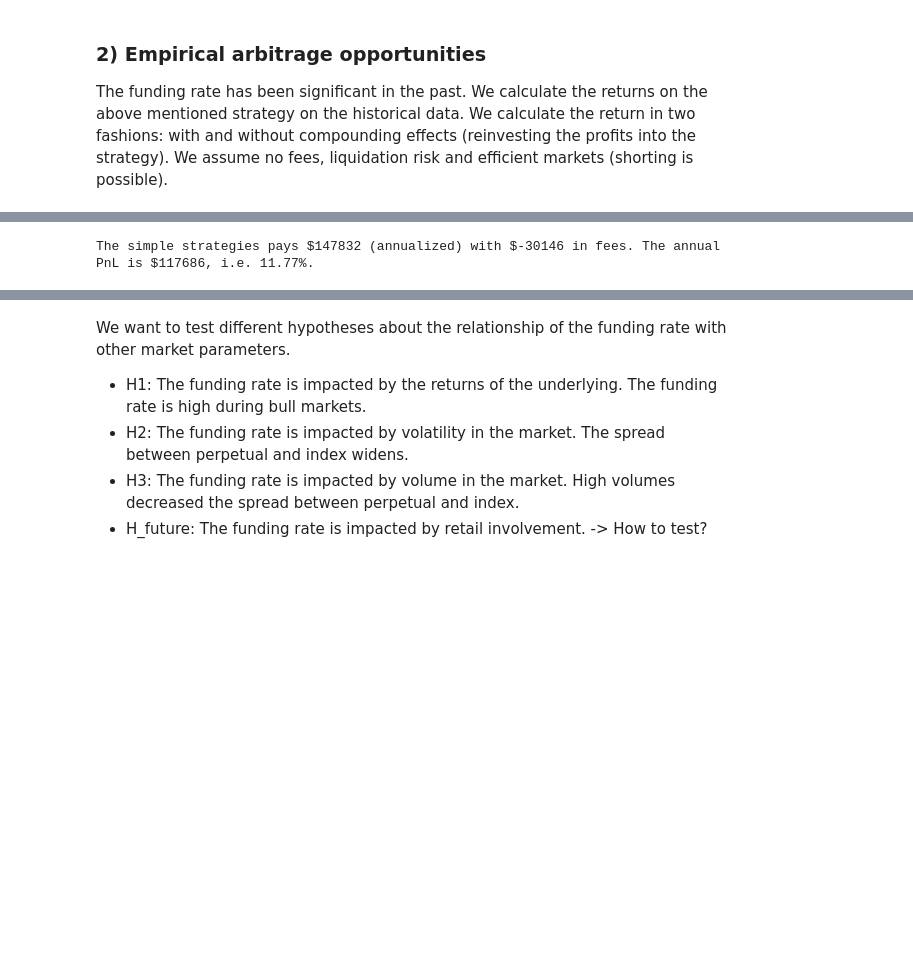
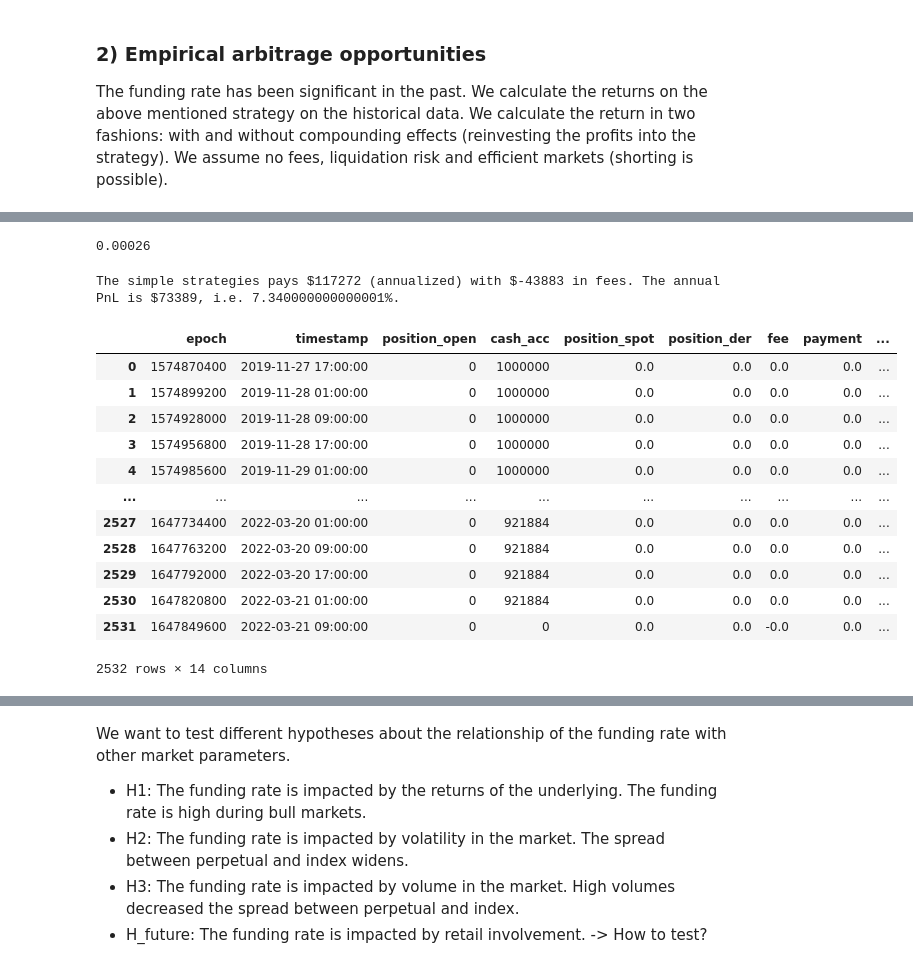
Before and after one commit to vivowa/perpetuals, a Jupyter notebook: perpetual.ipynb, the cells around one changed output, grey strips where cells are left out. Cells and saved outputs as stored; diff of their text form; code cells hidden in the pictures; blank space fills up the shorter version.

```diff
--- a/perpetual.ipynb
+++ b/perpetual.ipynb
@@ -282,40 +314,78 @@ share_der = 1-share_spot
+# %%
+funding_rate_threshold
+# %% [output]
+0.00026
 # %%
 #strating variables
 lst=[]
 position_open = 0
 position_spot = 0.0
 position_der = 0.0
+cash_acc = notional
+
+buyin_spot = 0.0
+buyin_perp = 0.0
+
 payment = 0.0
 
-for i in range(0, len(panel)):
+for i in range(1, len(panel)-1):
     ethusdt_spot = panel['spot'][i]
     ethusdt_perp = panel['perp'][i]
     funding_rate = panel['funding_rate'][i]
     fee = 0.0
 
     #trading strategies
-    if (funding_rate > 0) & (position_open == 0):
+    if (funding_rate > funding_rate_threshold) & (position_open == 0):
         position_open = 1
-        position_spot, position_der, fee = open_position()
-        payment = share_der*notional*funding_rate
-    elif (funding_rate > 0) & (position_open == 1):
-        payment = share_der*notional*funding_rate
-    elif (funding_rate <= 0) & (position_open == 0):
+        position_spot, position_der, fee, cash_acc = open_position(position_spot, position_der, fee, cash_acc)
+        payment = position_der*ethusdt_perp*funding_rate
+        buyin_spot = ethusdt_spot
+        buyin_perp = ethusdt_perp
+    elif (funding_rate > funding_rate_threshold) & (position_open == 1):
+        payment = position_der*ethusdt_perp*funding_rate
+    elif (funding_rate <= funding_rate_threshold) & (position_open == 0):
         payment = 0.0
-    elif (funding_rate <= 0) & (position_open == 1):
+    elif (funding_rate <= funding_rate_threshold) & (position_open == 1):
         position_open = 0
-        position_spot, position_der, fee = close_position()
+        position_spot, position_der, fee, cash_acc = close_position(position_spot, position_der, fee, cash_acc)
         payment = 0.0
+        buyin_spot = 0.0
+        buyin_perp = 0.0
 
-    lst.append([panel['epoch'][i], panel['timestamp'][i], position_open, position_spot, position_der, fee, funding_rate, payment])
+    lst.append([panel['epoch'][i], panel['timestamp'][i], position_open, cash_acc, position_spot, position_der, fee, payment, buyin_spot, buyin_perp, ethusdt_spot, ethusdt_perp, funding_rate])
+
+#closing the strategy
+position_open = 0
+position_spot, position_der, fee, cash_acc = close_position(position_spot, position_der, fee, cash_acc)
+payment = 0.0
+buyin_spot = 0.0
+buyin_perp = 0.0
+funding_rate = panel['funding_rate'].iloc[-1]
+lst.append([panel['epoch'].iloc[-1], panel['timestamp'].iloc[-1], position_open, cash_acc, position_spot, position_der, fee, payment, buyin_spot, buyin_perp, ethusdt_spot, ethusdt_perp, funding_rate])
 # %%
-df = pd.DataFrame(lst, columns=['epoch', 'timestamp', 'position_open', 'position_spot', 'position_der', 'fee', 'funding_rate', 'payment'])
+df = pd.DataFrame(lst, columns=['epoch', 'timestamp', 'position_open', 'cash_acc', 'position_spot', 'position_der', 'fee', 'payment', 'buyin_spot', 'buyin_perp', 'ethusdt_spot', 'ethusdt_perp', 'funding_rate'])
 
-df['PnL'] = df['payment'].rolling(3*365, min_periods=1).sum() + df['fee'].rolling(window, min_periods=1).sum()
+df['PnL'] = df['payment'].rolling(3*365, min_periods=1).sum() + df['fee'].rolling(3*365, min_periods=1).sum()
 standard_deviation = int(df['payment'].std()*np.sqrt(3*365))
 
 payment = int(df['payment'].mean()*3*365) #annualized
 fees = int(df['fee'].mean()*3*365) #annualized
 print(f'The simple strategies pays ${payment} (annualized) with ${fees} in fees. The annual PnL is ${payment+fees}, i.e. {np.round((payment+fees)/notional,4)*100}%.')
 # %% [output]
-The simple strategies pays $147832 (annualized) with $-30146 in fees. The annual PnL is $117686, i.e. 11.77%.
+The simple strategies pays $117272 (annualized) with $-43883 in fees. The annual PnL is $73389, i.e. 7.340000000000001%.
+# %%
+df
+# %% [output]
+|  | epoch | timestamp | position_open | cash_acc | position_spot | position_der | fee | payment | ... |
+| 0 | 1574870400 | 2019-11-27 17:00:00 | 0 | 1000000 | 0.0 | 0.0 | 0.0 | 0.0 | ... |
+| 1 | 1574899200 | 2019-11-28 01:00:00 | 0 | 1000000 | 0.0 | 0.0 | 0.0 | 0.0 | ... |
+| 2 | 1574928000 | 2019-11-28 09:00:00 | 0 | 1000000 | 0.0 | 0.0 | 0.0 | 0.0 | ... |
+| 3 | 1574956800 | 2019-11-28 17:00:00 | 0 | 1000000 | 0.0 | 0.0 | 0.0 | 0.0 | ... |
+| 4 | 1574985600 | 2019-11-29 01:00:00 | 0 | 1000000 | 0.0 | 0.0 | 0.0 | 0.0 | ... |
+| ... | ... | ... | ... | ... | ... | ... | ... | ... | ... |
+| 2527 | 1647734400 | 2022-03-20 01:00:00 | 0 | 921884 | 0.0 | 0.0 | 0.0 | 0.0 | ... |
+| 2528 | 1647763200 | 2022-03-20 09:00:00 | 0 | 921884 | 0.0 | 0.0 | 0.0 | 0.0 | ... |
+| 2529 | 1647792000 | 2022-03-20 17:00:00 | 0 | 921884 | 0.0 | 0.0 | 0.0 | 0.0 | ... |
+| 2530 | 1647820800 | 2022-03-21 01:00:00 | 0 | 921884 | 0.0 | 0.0 | 0.0 | 0.0 | ... |
+| 2531 | 1647849600 | 2022-03-21 09:00:00 | 0 | 0 | 0.0 | 0.0 | -0.0 | 0.0 | ... |
+2532 rows × 14 columns
```
Also changed, not shown: parts of 26 cells of this notebook.
